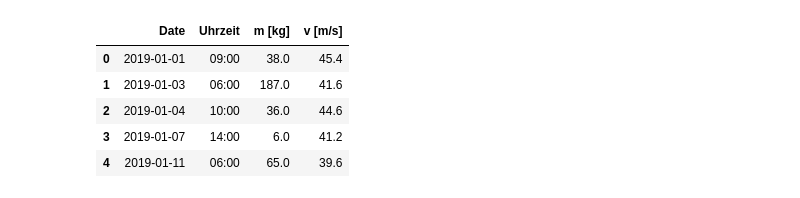
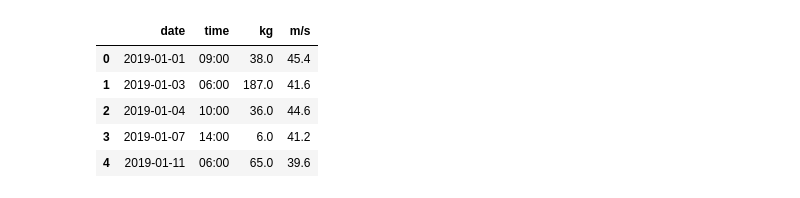
Before and after one commit to staldenhoefler/Steinschlag, a Jupyter notebook: steinschlag.ipynb, the cells around one changed output. Cells and saved outputs as stored; diff of their text form; code cells hidden in the pictures.

```diff
--- a/steinschlag.ipynb
+++ b/steinschlag.ipynb
@@ -6,3 +11,5 @@ import seaborn as sns
 # %%
-z1 = pd.read_csv('data\out_1.csv', usecols=["Datum", "Uhrzeit", "Masse [kg]", "Geschwindigkeit [m/s]"])
-z2 = pd.read_csv('data\out_2.csv', usecols=["Date", "Uhrzeit", "m [kg]", "v [m/s]"])
+zone1 = pd.read_csv('data\out_1.csv', usecols=["Datum", "Uhrzeit", "Masse [kg]", "Geschwindigkeit [m/s]"])
+zone2 = pd.read_csv('data\out_2.csv', usecols=["Date", "Uhrzeit", "m [kg]", "v [m/s]"])
+zone1.columns = ["date", "time", "kg", "m/s"]
+zone2.columns = ["date", "time", "kg", "m/s"]
@@ -18,7 +57,7 @@ z1.head()
 # %%
-z2.head()
+zone2.head()
 # %% [output]
-|  | Date | Uhrzeit | m [kg] | v [m/s] |
+|  | date | time | kg | m/s |
 | 0 | 2019-01-01 | 09:00 | 38.0 | 45.4 |
 | 1 | 2019-01-03 | 06:00 | 187.0 | 41.6 |
 | 2 | 2019-01-04 | 10:00 | 36.0 | 44.6 |
```
Also changed, not shown: parts of 28 cells of this notebook.
